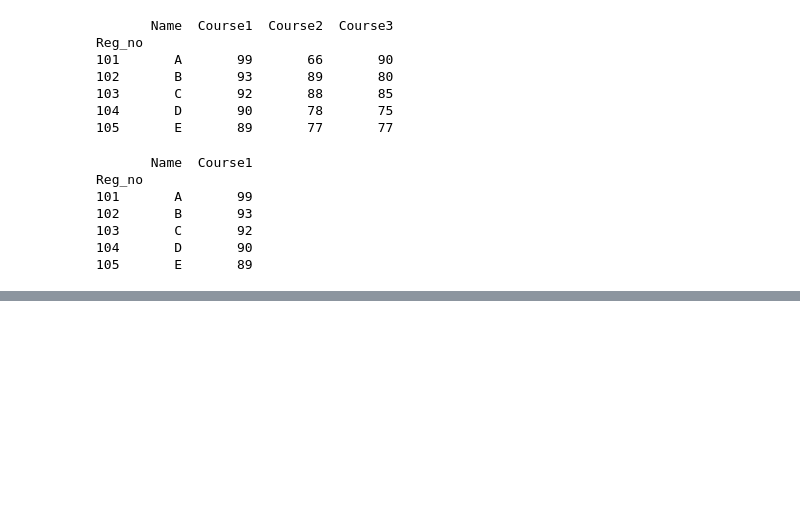
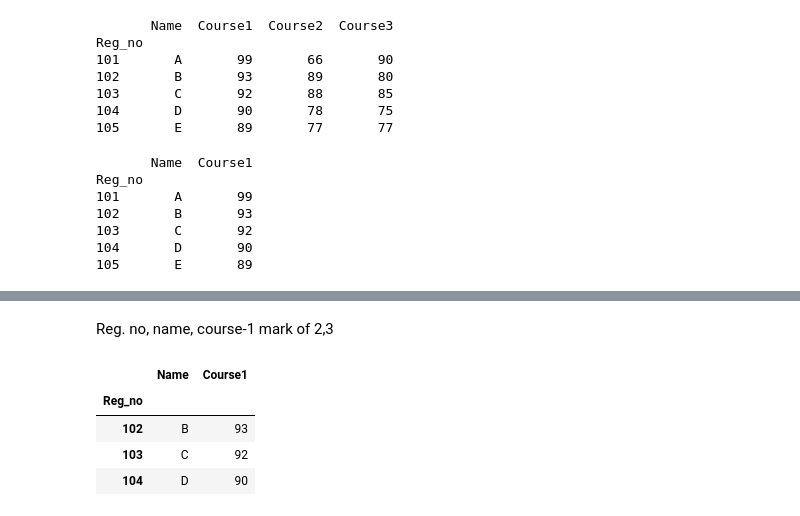
Before and after one commit to dheephiga/python-wgs, a Jupyter notebook: numpy_pandas/adv_pandas.ipynb, the cells around one changed output, grey strips where cells are left out. Saved outputs shown, nothing was run; the diff lists cells and outputs as text; code cells hidden in the pictures; blank space fills up the shorter version.

```diff
--- a/numpy_pandas/adv_pandas.ipynb
+++ b/numpy_pandas/adv_pandas.ipynb
@@ -34,0 +45,10 @@ Reg_no
+# %% [markdown]
+Reg. no, name, course-1 mark of 2,3
+# %%
+df.iloc[1:4,0:2]
+# %% [output]
+|  | Name | Course1 |
+| Reg_no |  |  |
+| 102 | B | 93 |
+| 103 | C | 92 |
+| 104 | D | 90 |
```
Also changed, not shown: parts of 3 cells of this notebook, 1 other file.
